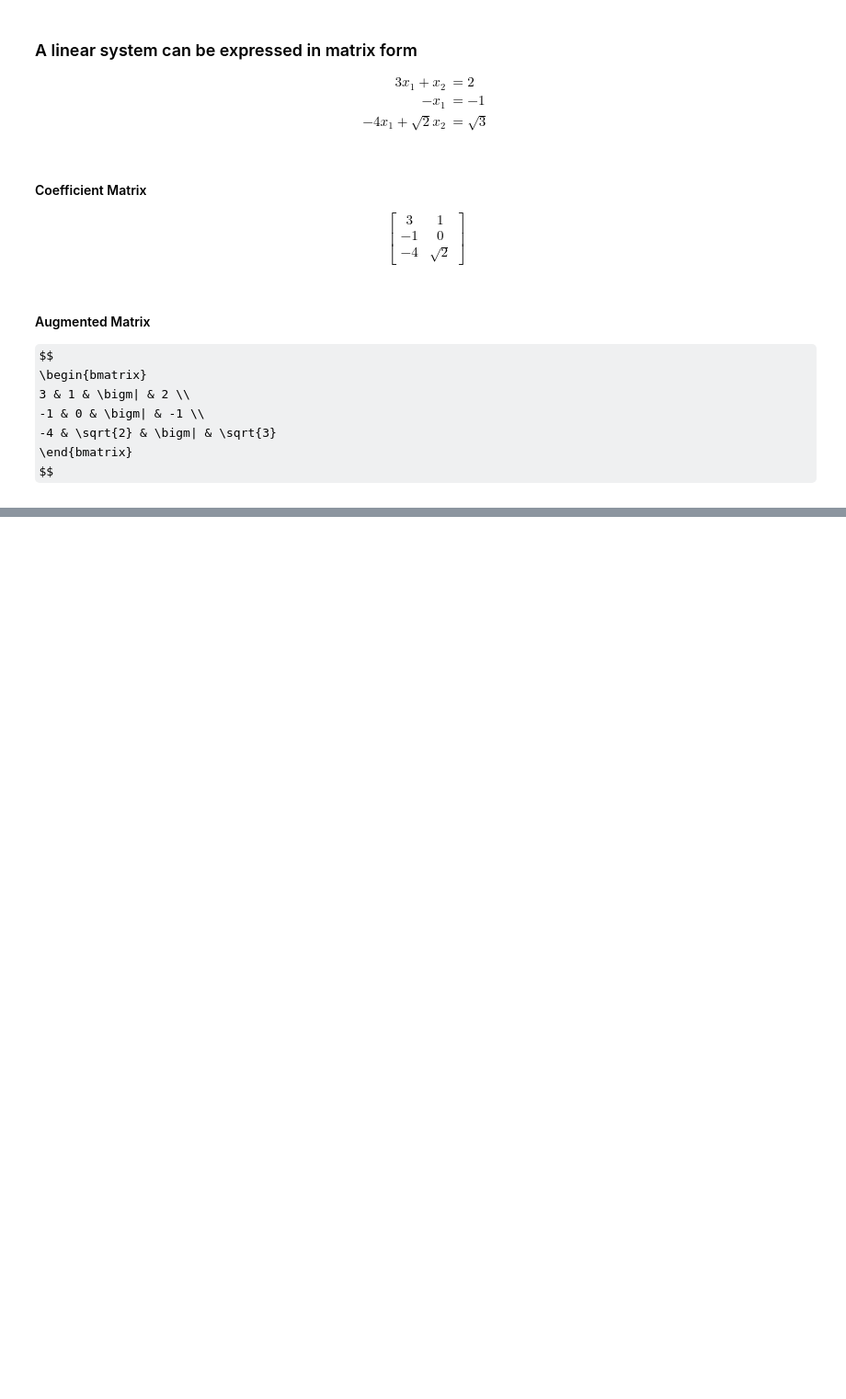
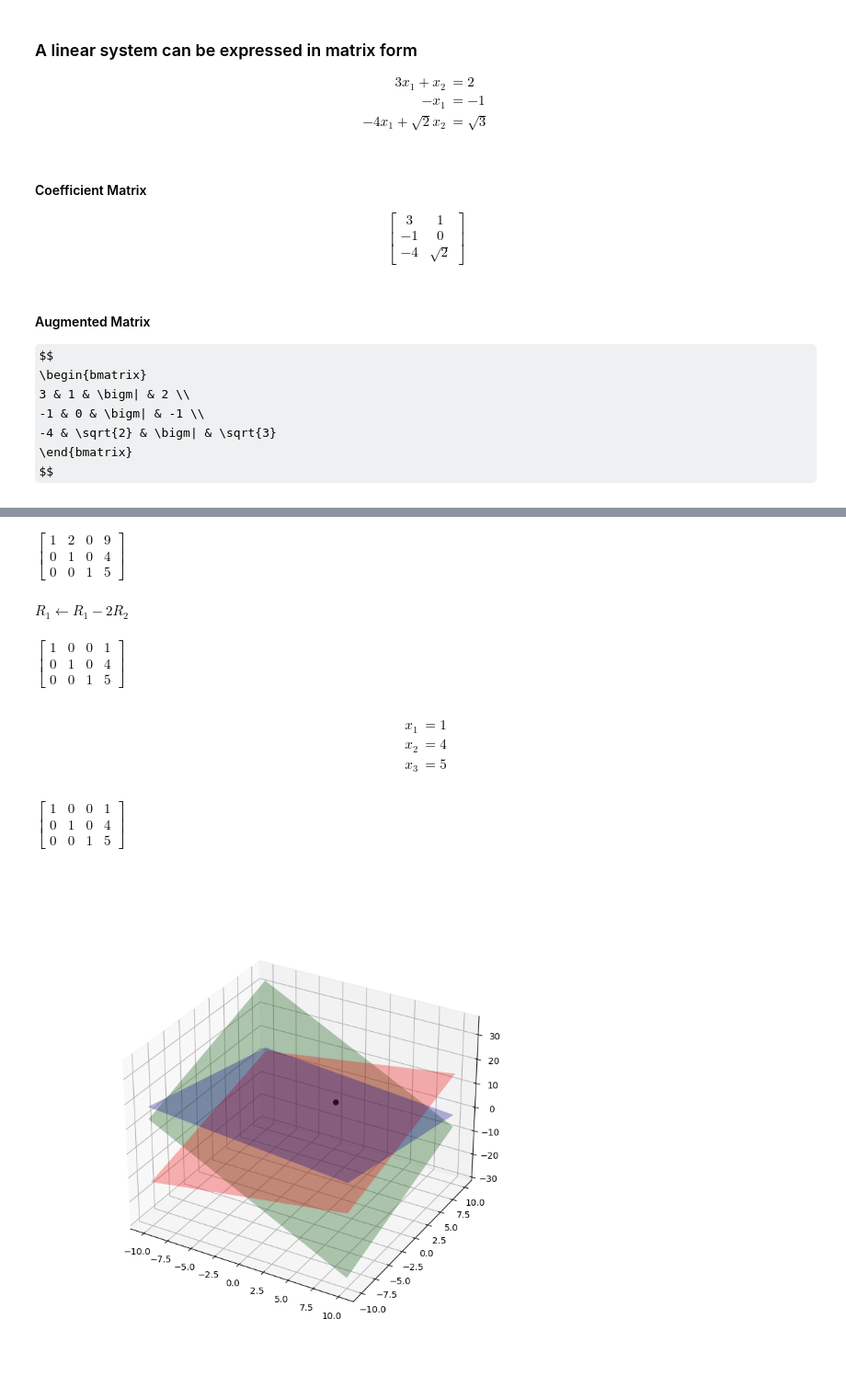
Before and after one commit to PaulToronto/University-of-Colorado-Boulder---Essential-Math-Specialization, a Jupyter notebook: 1_Linear_Systems_and_Gaussian_Elimination.ipynb, the cells around one changed output, grey strips where cells are left out. Shown at 92% size. Saved outputs shown, nothing was run; the diff lists cells and outputs as text; code cells hidden in the pictures; some formulas as TeX source; blank space fills up the shorter version.

```diff
--- a/1_Linear_Systems_and_Gaussian_Elimination.ipynb
+++ b/1_Linear_Systems_and_Gaussian_Elimination.ipynb
@@ -82,0 +403,57 @@ $$
+# %%
+D[1,:] = D.row(1) - D.row(2)
+D[0,:] = D.row(0) - 3 * D.row(2)
+D
+# %% [output]
+$\displaystyle \left[\begin{matrix}1 & 2 & 0 & 9\\0 & 1 & 0 & 4\\0 & 0 & 1 & 5\end{matrix}\right]$
+# %% [markdown]
+$R_1 \leftarrow R_1 - 2R_2$
+# %%
+D[0,:] = D.row(0) - 2 * D.row(1)
+D
+# %% [output]
+$\displaystyle \left[\begin{matrix}1 & 0 & 0 & 1\\0 & 1 & 0 & 4\\0 & 0 & 1 & 5\end{matrix}\right]$
+# %% [markdown]
+$$
+\begin{align}
+x_1 &= 1 \\
+x_2 &= 4 \\
+x_3 &= 5
+\end{align}
+$$
+# %%
+# using sympy
+D = sym.Matrix([[1, 2, 3, 24],
+                [2, -1, 1, 3],
+                [3, 4, -5, -6]])
+
+D.rref(pivots=False)
+# %% [output]
+$\displaystyle \left[\begin{matrix}1 & 0 & 0 & 1\\0 & 1 & 0 & 4\\0 & 0 & 1 & 5\end{matrix}\right]$
+# %%
+fig = plt.figure(figsize=(8,8))
+ax = fig.add_subplot(111, projection='3d')
+
+x = np.linspace(-10, 10, 21)
+y = np.linspace(-10, 10, 21)
+
+X, Y = np.meshgrid(x, y)
+
+# first plane
+Z1 = (-1/3) * X - (2/3) * Y + 8
+ax.plot_surface(X, Y, Z1, alpha=0.3, color='blue')
+
+# second plane
+Z2 =  -2 * X + Y + 3
+ax.plot_surface(X, Y, Z2, alpha=0.3, color='green')
+
+# third plane
+Z3 = (3/5) * X + (4/5) * Y + (6/5)
+ax.plot_surface(X, Y, Z3, alpha=0.3, color='red')
+
+# point of intersection
+ax.scatter(1, 4, 5, c='black', s=30)
+
+plt.show()
+# %% [output]
+[figure, added]
```
Also changed, not shown: parts of 62 cells of this notebook.
